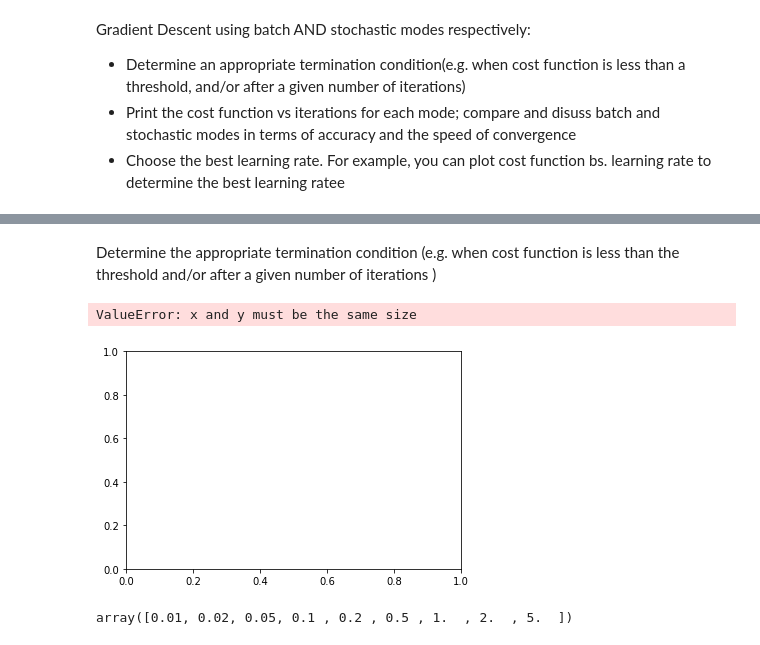
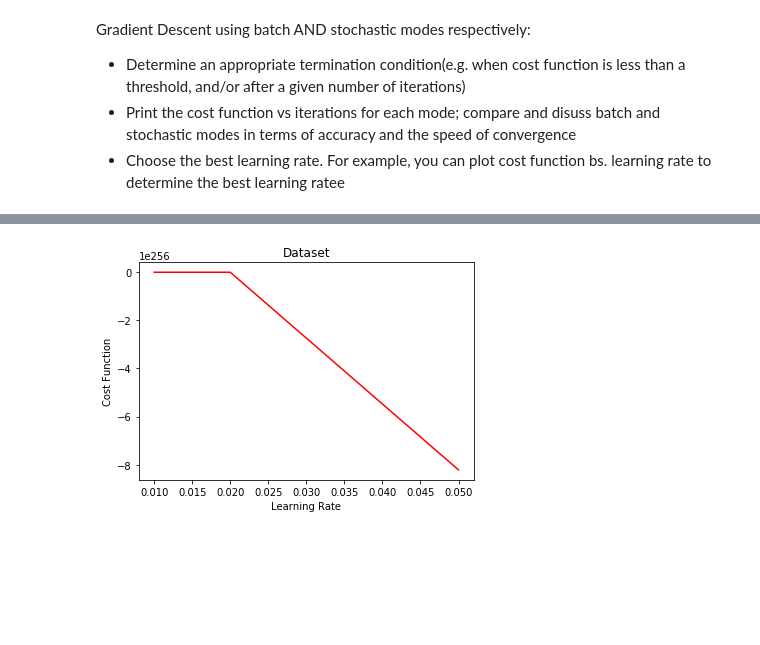
Before and after one commit to chloequinto/Applied-Machine-Learning, a Jupyter notebook: HW2/HW2.ipynb, the cells around one changed output, grey strips where cells are left out. Drawn from its saved outputs; the diff is of its cells as text; code cells hidden in the pictures; blank space fills up the shorter version.

```diff
--- a/HW2/HW2.ipynb
+++ b/HW2/HW2.ipynb
@@ -178,17 +177,22 @@ Learning Rate: 0.5 cost: [nan, nan]
 Learning Rate: 1 cost: [nan, nan]
 Learning Rate: 2 cost: [nan, nan]
 Learning Rate: 5 cost: [nan, nan]
-# %% [markdown]
-Determine the appropriate termination condition (e.g. when cost function is less than the threshold and/or after a given number of iterations
-                                                )
+# %%
+y_val = []
+for i,j in zip(theta_values, learning_rate):
+    x = j
+    a = i[0]
+    b = i[1]
+    y = a + b*x
+    y_val.append(y)
+#     print(i)
+
+y_val = np.array(y_val)
 # %%
-plt.scatter(learning_rate, theta_values, color="red")
-plt.plot(x,y,color='blue')
-plt.xlim(4.5)
+plt.plot(learning_rate, y_val, color="red")
 plt.title("Dataset")
-plt.xlabel("1st Column")
-plt.ylabel("2nd Column")
+plt.xlabel("Learning Rate")
+plt.ylabel("Cost Function")
 plt.show()
 # %% [output]
-ValueError: x and y must be the same size
-[figure, old version]
+[figure, new version]
@@ -199,4 +198,0 @@ learning_rate = np.array(learning_rate)
-# %%
-learning_rate
-# %% [output]
-array([0.01, 0.02, 0.05, 0.1 , 0.2 , 0.5 , 1.  , 2.  , 5.  ])
```
Also changed, not shown: parts of 10 cells of this notebook, 1 other file.
